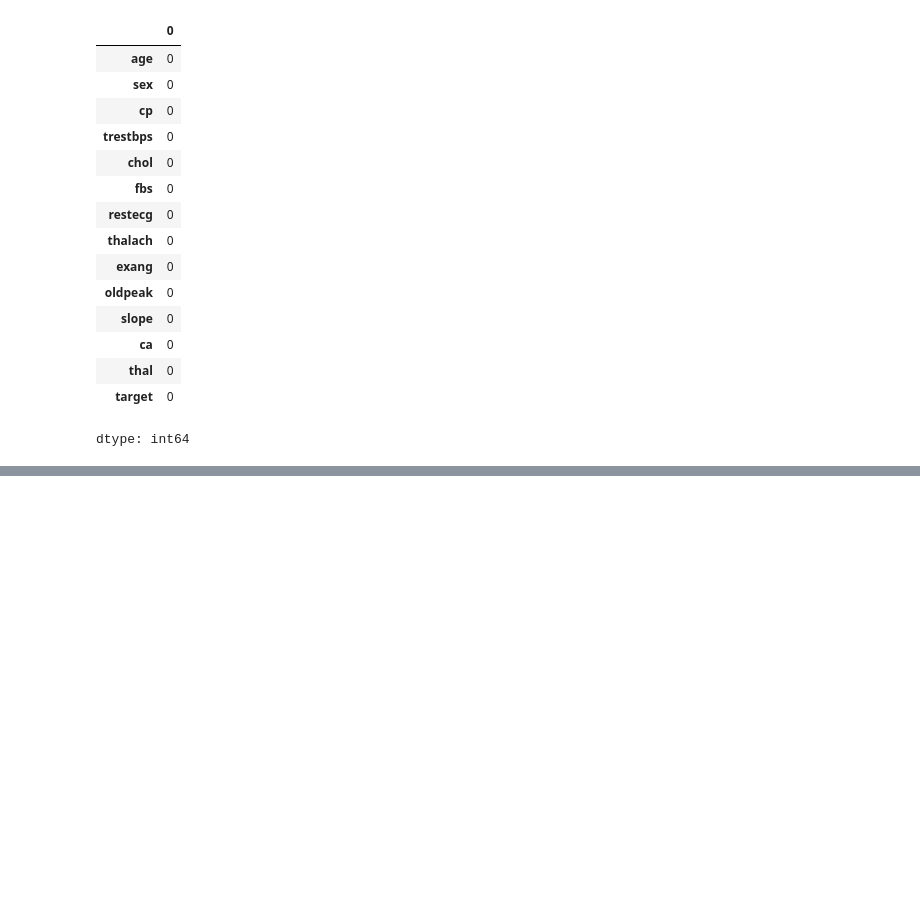
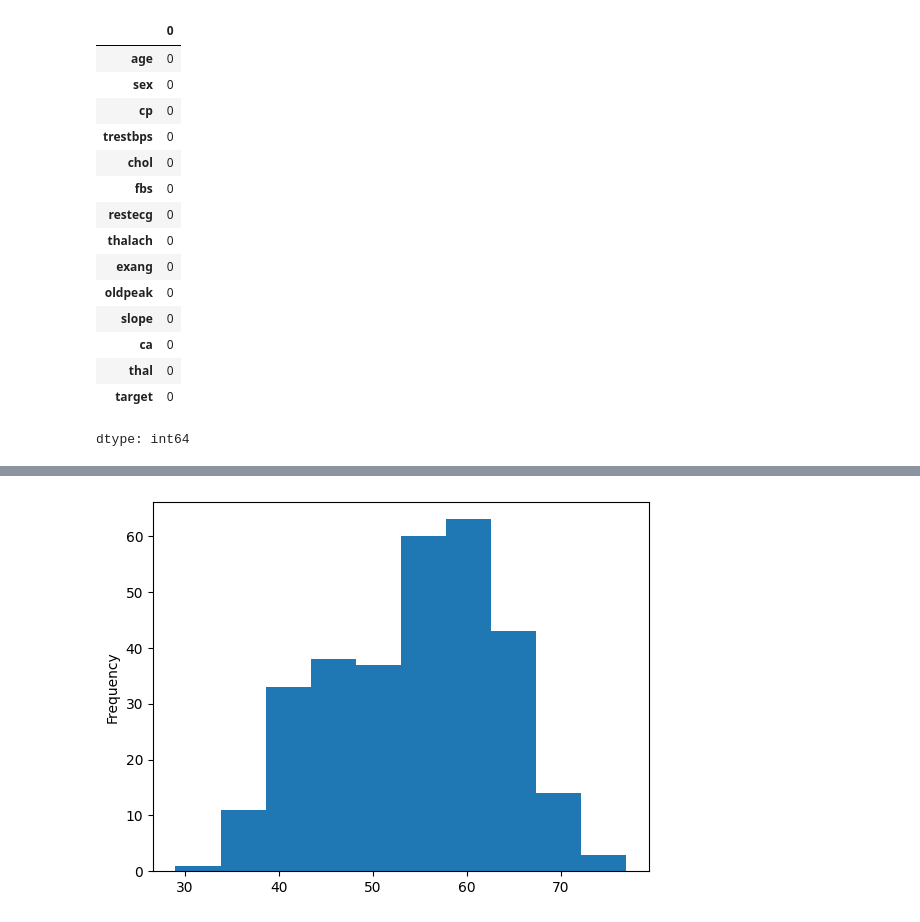
Before and after one commit to sohostory/ml-heart-disease-classification, a Jupyter notebook: end_to_end_heart_disease_classification.ipynb, the cells around one changed output, grey strips where cells are left out. Cells and saved outputs as stored; diff of their text form; code cells hidden in the pictures; blank space fills up the shorter version.

```diff
--- a/end_to_end_heart_disease_classification.ipynb
+++ b/end_to_end_heart_disease_classification.ipynb
@@ -161,0 +217,4 @@ df.describe()
+# %%
+df.age.plot.hist();
+# %% [output]
+[figure, added]
```
Also changed, not shown: parts of 15 cells of this notebook.
